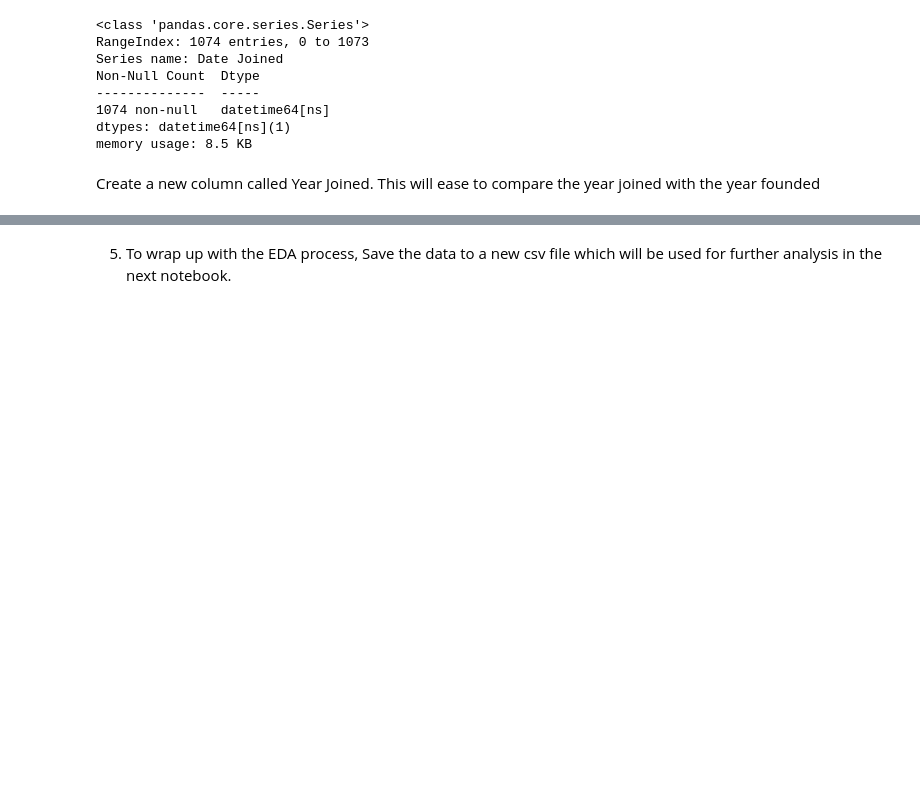
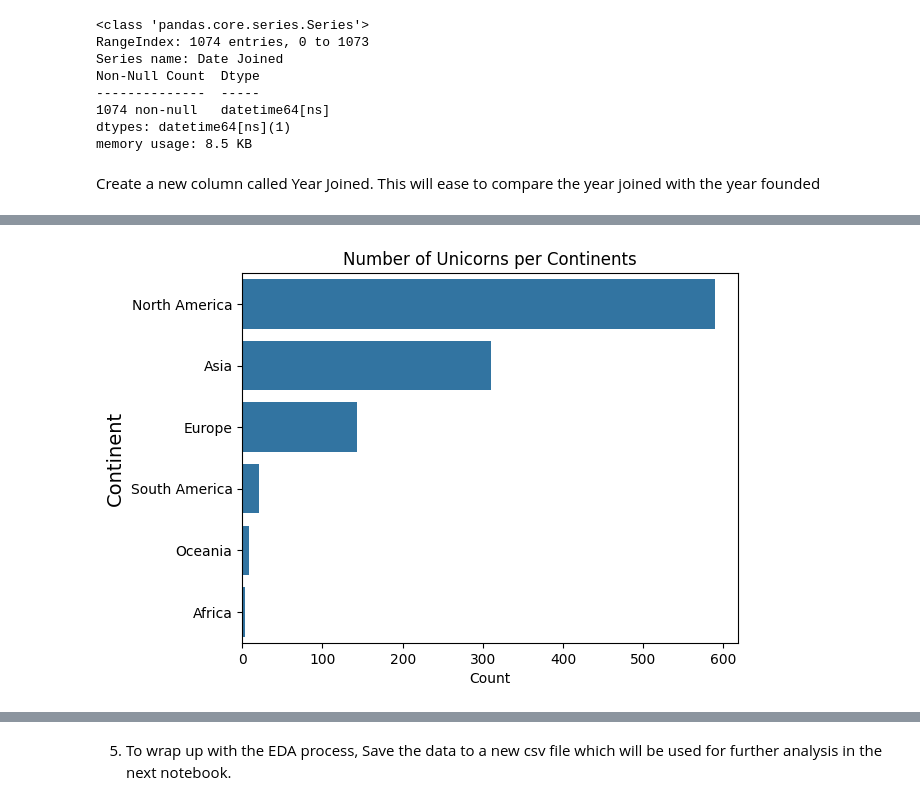
Before and after one commit to Ndong21/Data_Analysis_python_Unicorn_Companies-, a Jupyter notebook: Analysis/Data cleaning and preparation.ipynb, the cells around one changed output, grey strips where cells are left out. Drawn from its saved outputs; the diff is of its cells as text; code cells hidden in the pictures; blank space fills up the shorter version.

```diff
--- a/Analysis/Data cleaning and preparation.ipynb
+++ b/Analysis/Data cleaning and preparation.ipynb
@@ -175,0 +251,14 @@ unicorns.head(2)
+# %%
+# sort the various continents from highest count to lowest
+
+C_count= unicorns['Continent'].value_counts().sort_values(ascending=False)
+
+# visualize the industries to see which continents have the most unicorns
+
+sn.countplot(y='Continent',data=unicorns, order=C_count.index)
+plt.title('Number of Unicorns per Continents')
+plt.xlabel('Count')
+plt.ylabel('Continent', size = 14)
+plt.show()
+# %% [output]
+[figure, added]
```
Also changed, not shown: parts of 16 cells of this notebook, 3 other files.
